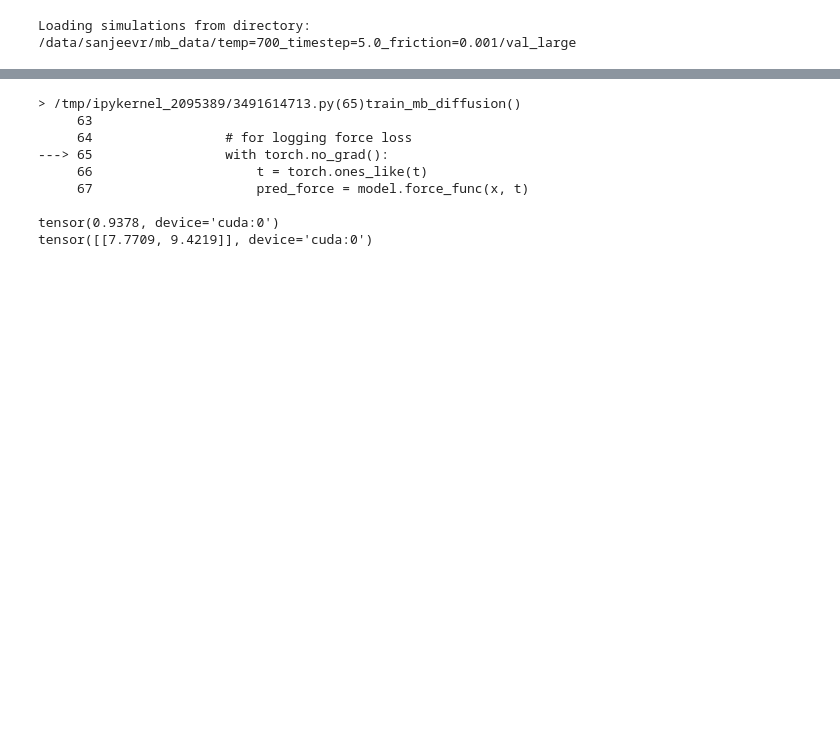
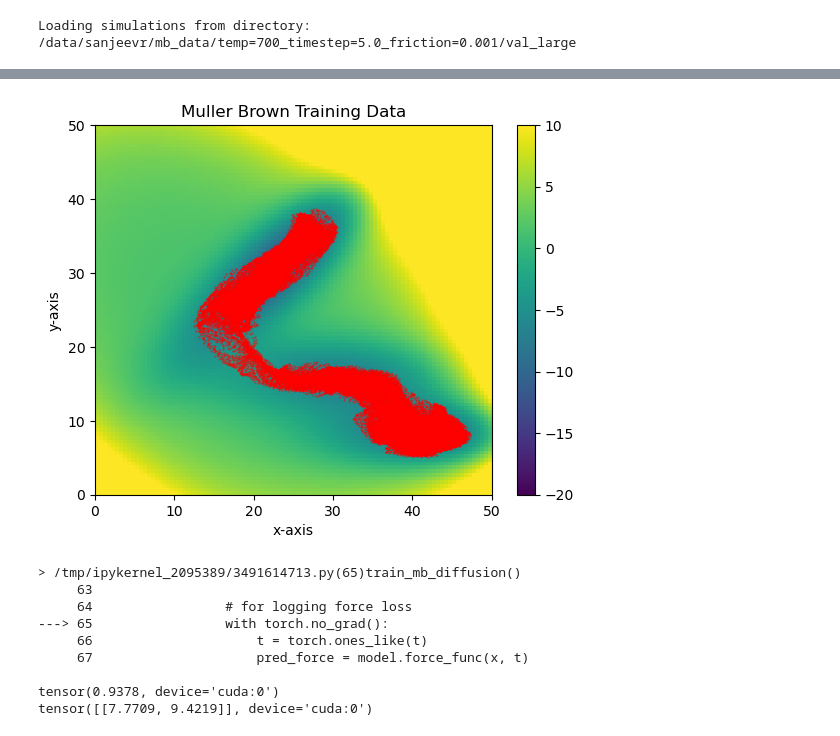
Before and after one commit to michael-psenka/OM-TPS, a Jupyter notebook: train_diffusion_mb.ipynb, the cells around one changed output, grey strips where cells are left out. Cells and saved outputs as stored; diff of their text form; code cells hidden in the pictures; blank space fills up the shorter version.

```diff
--- a/train_diffusion_mb.ipynb
+++ b/train_diffusion_mb.ipynb
@@ -185,3 +182,7 @@ KeyboardInterrupt:
+# %%
+visualize_mb_data(train_dataset)
+# %% [output]
+[figure, added]
 # %%
 from mb_actions import SimpleAction, S2Action, TruncatedAction
 from simpleMB import SimpleMB
```
Also changed, not shown: parts of 6 cells of this notebook, 7 other files.
